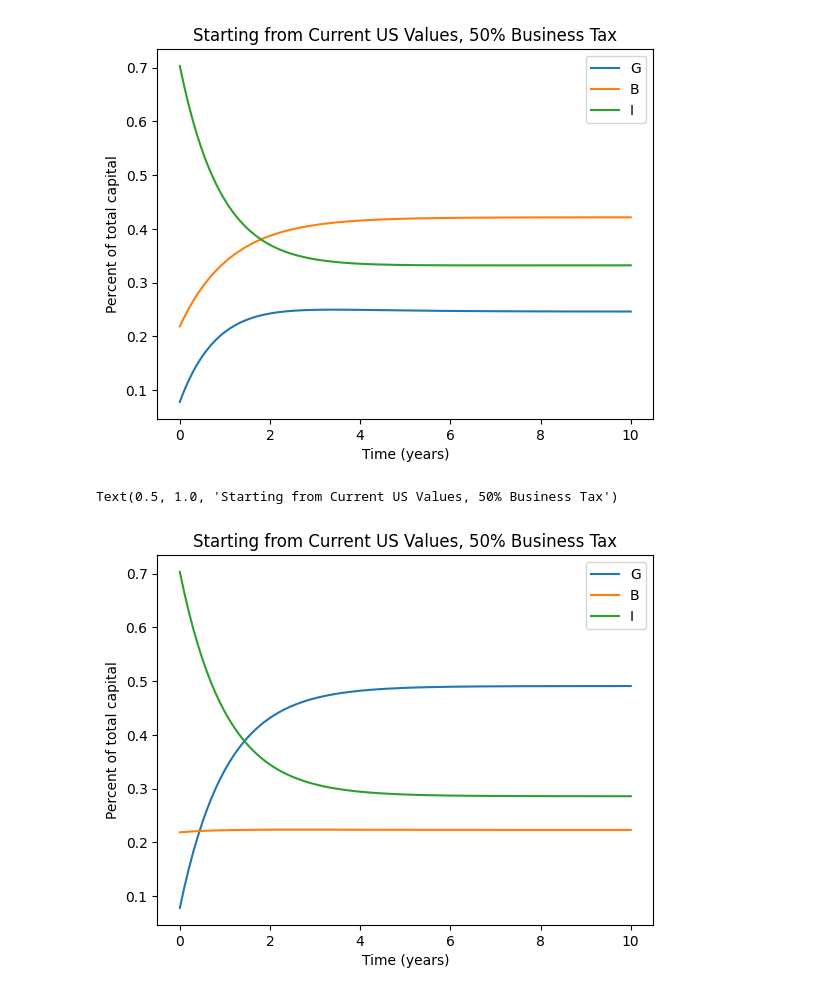
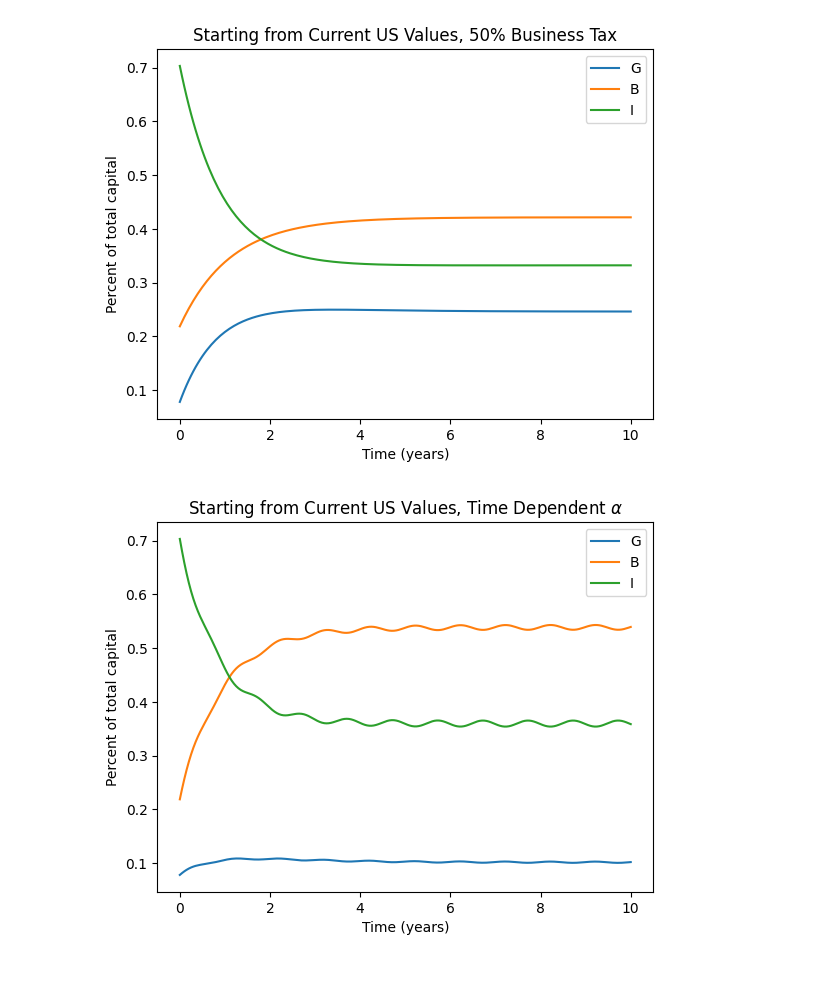
Before and after one commit to TeayounK/Vol4-Project, a Jupyter notebook: models.ipynb, the cells around one changed output. Drawn from its saved outputs; the diff is of its cells as text; code cells hidden in the pictures.

Commit message:
Added Initial Investing Capabilities and Comparison Graphs

```diff
--- a/models.ipynb
+++ b/models.ipynb
@@ -143,37 +183,36 @@ plt.savefig("current_vals3.png", dpi = 300)
 [figure]
 # %%
 tau_i = .085
-tau_b = .8
+tau_b = .21
 beta = 0.7
 gamma = 0.5
-alpha = 0.75
+alpha = lambda t: .75 + .1*np.cos(2*np.pi*t)
 delta = .25
 
 # Make the ODE function
 def ode(t, y):
     '''defines the ode system'''
-    return np.array([tau_i*(gamma*y[1] + delta*y[0]) + tau_b*(alpha*y[2] + beta*y[0]) - beta*y[0]-delta*y[0],
-                     alpha*y[2] + beta*y[0] - gamma*y[1] - tau_b*(alpha*y[2] + beta*y[0]),
-                     gamma*y[1] - alpha*y[2] - tau_i*(gamma*y[1] + delta*y[0]) + delta*y[0]])
+    return np.array([tau_i*(gamma*y[1] + delta*y[0]) + tau_b*(alpha(t)*y[2] + beta*y[0]) - beta*y[0]-delta*y[0],
+                     alpha(t)*y[2] + beta*y[0] - gamma*y[1] - tau_b*(alpha(t)*y[2] + beta*y[0]),
+                     gamma*y[1] - alpha(t)*y[2] - tau_i*(gamma*y[1] + delta*y[0]) + delta*y[0]])
 # Make the time domain
 t_span = (0, 10)
 # Set the initial conditions
 y0 = np.array([10.,28.,90.])
 y0 /= la.norm(y0,1)
 # solve the system
 sol = solve_ivp(ode, t_span, y0, max_step=0.05)
 
 # Plot solution and compare to actual
 plt.subplot(111)
 plt.plot(sol.t,sol.y[0], label="G")
 plt.plot(sol.t,sol.y[1], label="B")
 plt.plot(sol.t,sol.y[2], label="I")
 plt.legend()
 plt.ylabel("Percent of total capital")
 plt.xlabel("Time (years)")
-plt.title("Starting from Current US Values, 50% Business Tax")
+plt.title(r"Starting from Current US Values, Time Dependent $\alpha$")
 
-# plt.savefig("current_vals3.png", dpi = 300)
+plt.savefig("time_dependent_alpha.png", dpi = 300)
 # %% [output]
-Text(0.5, 1.0, 'Starting from Current US Values, 50% Business Tax')
-[figure, old version]
+[figure, new version]
```
Also changed, not shown: parts of 2 cells of this notebook, 3 other files.
